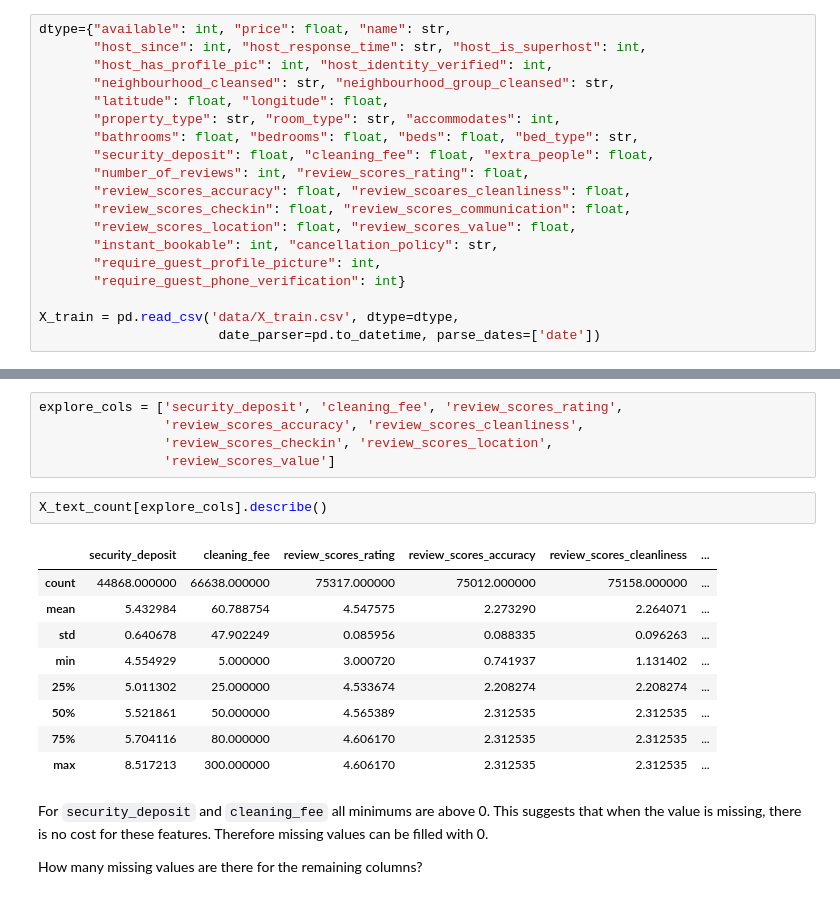
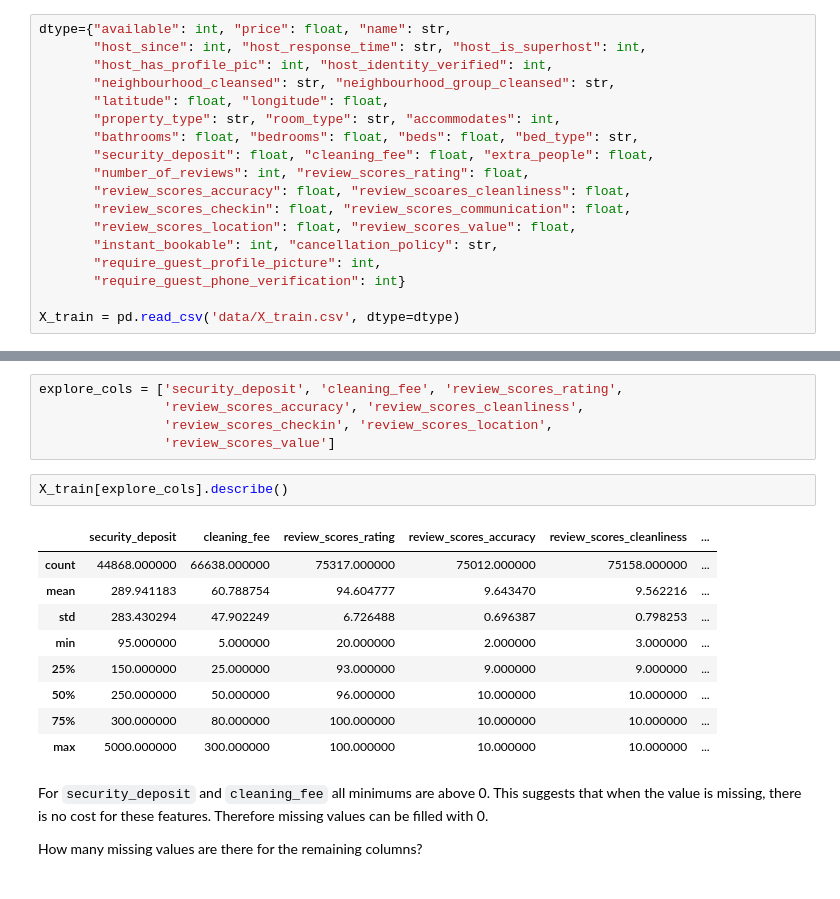
Before and after one commit to rebeccaebarnes/DSND-Project-4, a Jupyter notebook: seattle_airbnb_exploration.ipynb, the cells around one changed output, grey strips where cells are left out. Cells and saved outputs as stored; diff of their text form.

```diff
--- a/seattle_airbnb_exploration.ipynb
+++ b/seattle_airbnb_exploration.ipynb
@@ -1415,8 +1406,7 @@ dtype={"available": int, "price": float, "name": str,
        "require_guest_profile_picture": int,
        "require_guest_phone_verification": int}
 
-X_train = pd.read_csv('data/X_train.csv', dtype=dtype,
-                       date_parser=pd.to_datetime, parse_dates=['date'])
+X_train = pd.read_csv('data/X_train.csv', dtype=dtype)
 # %%
 X_train.columns.get_loc('host_response_time_a few days or more')
 # %% [output]
@@ -1536,17 +1487,17 @@ explore_cols = ['security_deposit', 'cleaning_fee', 'review_scores_rating',
                 'review_scores_checkin', 'review_scores_location',
                 'review_scores_value']
 # %%
-X_text_count[explore_cols].describe()
+X_train[explore_cols].describe()
 # %% [output]
 |  | security_deposit | cleaning_fee | review_scores_rating | review_scores_accuracy | review_scores_cleanliness | ... |
 | count | 44868.000000 | 66638.000000 | 75317.000000 | 75012.000000 | 75158.000000 | ... |
-| mean | 5.432984 | 60.788754 | 4.547575 | 2.273290 | 2.264071 | ... |
-| std | 0.640678 | 47.902249 | 0.085956 | 0.088335 | 0.096263 | ... |
-| min | 4.554929 | 5.000000 | 3.000720 | 0.741937 | 1.131402 | ... |
-| 25% | 5.011302 | 25.000000 | 4.533674 | 2.208274 | 2.208274 | ... |
-| 50% | 5.521861 | 50.000000 | 4.565389 | 2.312535 | 2.312535 | ... |
-| 75% | 5.704116 | 80.000000 | 4.606170 | 2.312535 | 2.312535 | ... |
-| max | 8.517213 | 300.000000 | 4.606170 | 2.312535 | 2.312535 | ... |
+| mean | 289.941183 | 60.788754 | 94.604777 | 9.643470 | 9.562216 | ... |
+| std | 283.430294 | 47.902249 | 6.726488 | 0.696387 | 0.798253 | ... |
+| min | 95.000000 | 5.000000 | 20.000000 | 2.000000 | 3.000000 | ... |
+| 25% | 150.000000 | 25.000000 | 93.000000 | 9.000000 | 9.000000 | ... |
+| 50% | 250.000000 | 50.000000 | 96.000000 | 10.000000 | 10.000000 | ... |
+| 75% | 300.000000 | 80.000000 | 100.000000 | 10.000000 | 10.000000 | ... |
+| max | 5000.000000 | 300.000000 | 100.000000 | 10.000000 | 10.000000 | ... |
 # %% [markdown]
 For `security_deposit` and `cleaning_fee` all minimums are above 0. This suggests that when the value is missing, there is no cost for these features. Therefore missing values can be filled with 0.
 
```
Also changed, not shown: parts of 34 cells of this notebook.
